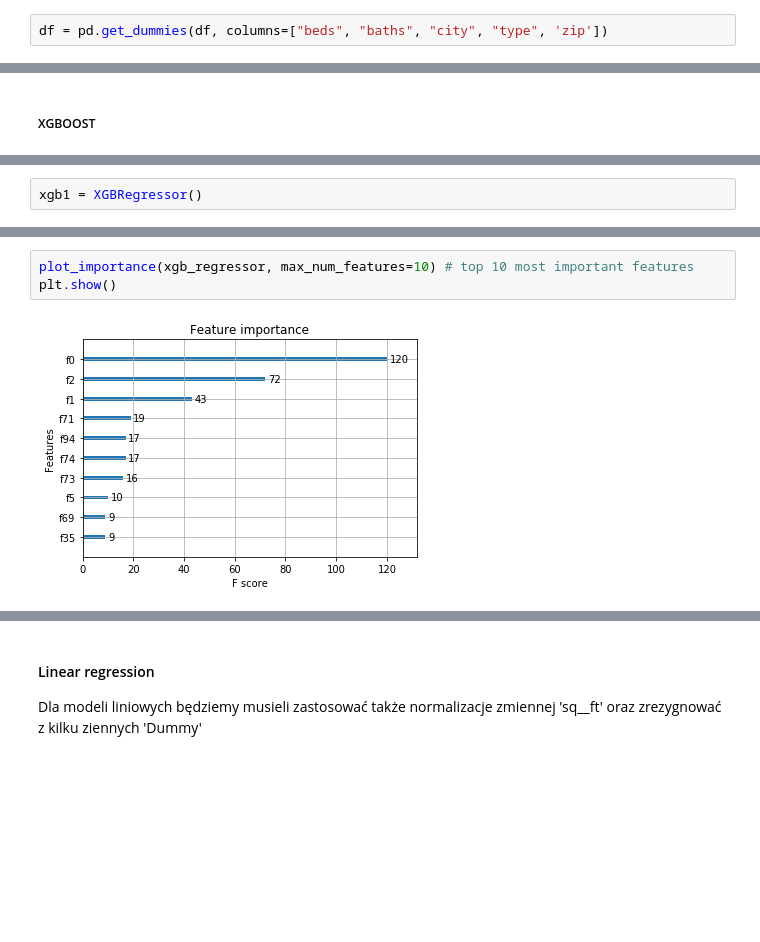
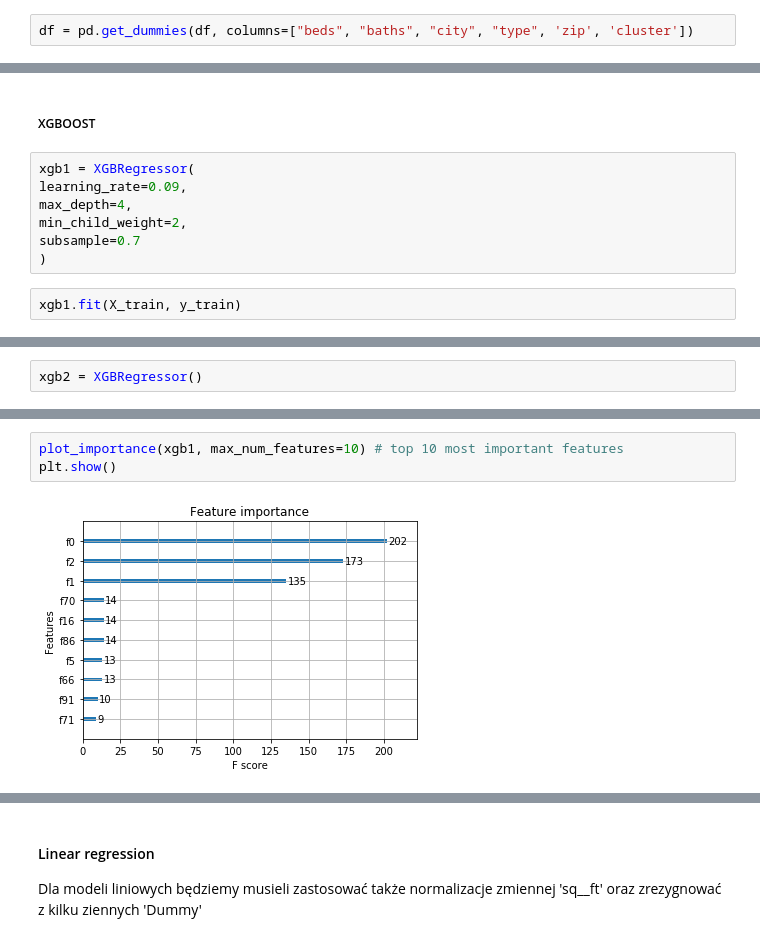
Before and after one commit to maciejbrasewicz/Real-estate-prices, a Jupyter notebook: Maciej-Dodatkowe.ipynb, the cells around one changed output, grey strips where cells are left out. Cells and saved outputs as stored; diff of their text form; blank space fills up the shorter version.

```diff
--- a/Maciej-Dodatkowe.ipynb
+++ b/Maciej-Dodatkowe.ipynb
@@ -512,7 +571,7 @@ lin_df = df.copy() #Kopia zostanie wykorzystana do modeli liniowych
 # %%
 dl_df = df.copy() #Kopia zostanie wykorzystana do modeli deep learningowych
 # %%
-df = pd.get_dummies(df, columns=["beds", "baths", "city", "type", 'zip'])
+df = pd.get_dummies(df, columns=["beds", "baths", "city", "type", 'zip', 'cluster'])
 # %%
 X = df.drop(["price"],axis=1)
 y = df['price']
@@ -529,3 +588,12 @@ X_test = sc.transform(X_test)
 ### 3.1 Base models
 # %% [markdown]
 ##### XGBOOST
+# %%
+xgb1 = XGBRegressor(
+learning_rate=0.09,
+max_depth=4,
+min_child_weight=2,
+subsample=0.7
+)
+# %%
+xgb1.fit(X_train, y_train)
@@ -532,3 +628,3 @@ X_test = sc.transform(X_test)
 # %%
-xgb1 = XGBRegressor()
+xgb2 = XGBRegressor()
 # %%
@@ -626,8 +704,8 @@ Root Mean Squared Error: 0.2864164747132549
 # %%
-plot_importance(xgb_regressor, max_num_features=10) # top 10 most important features
+plot_importance(xgb1, max_num_features=10) # top 10 most important features
 plt.show()
 # %% [output]
-[figure, old version]
+[figure, new version]
 # %%
 y_test = np.array(list(y_test))
 y_pred = np.array(y_pred)
```
Also changed, not shown: parts of 62 cells of this notebook.
